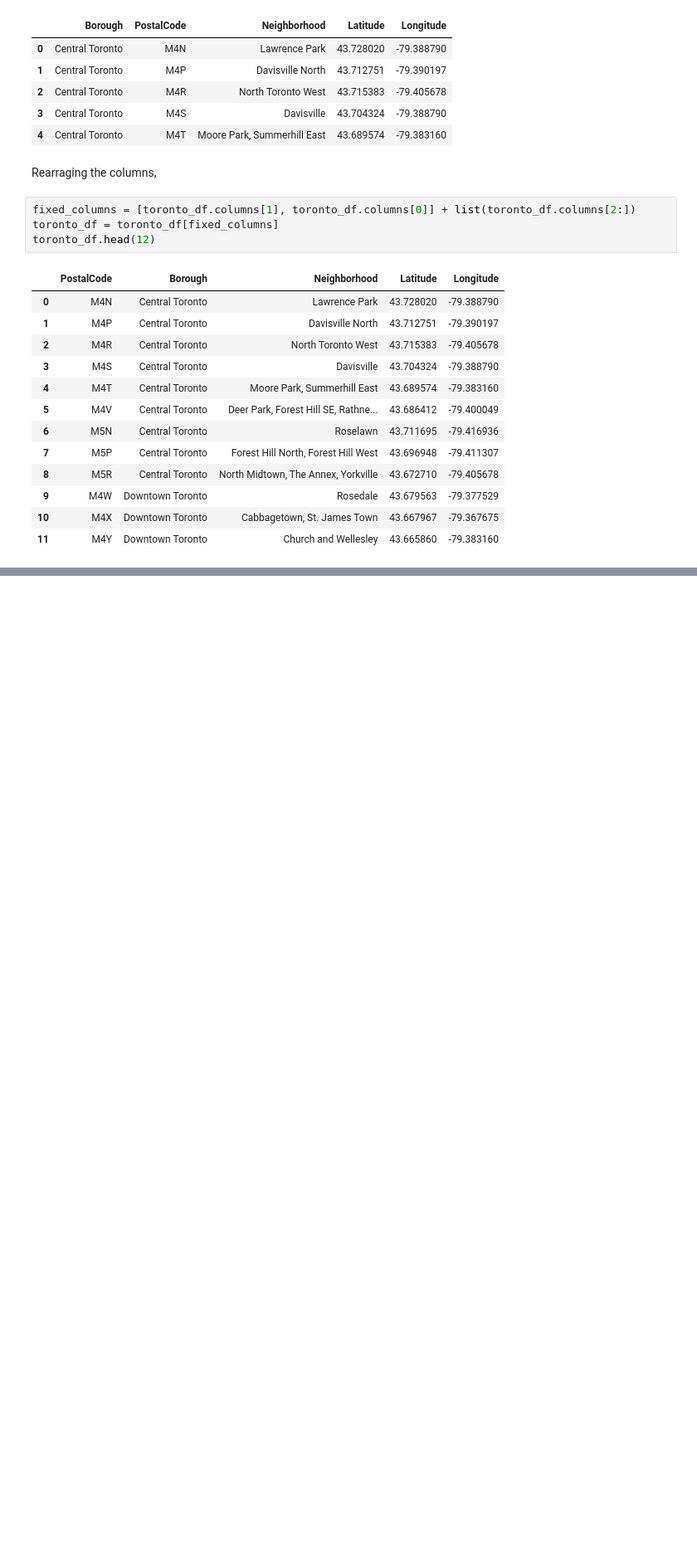
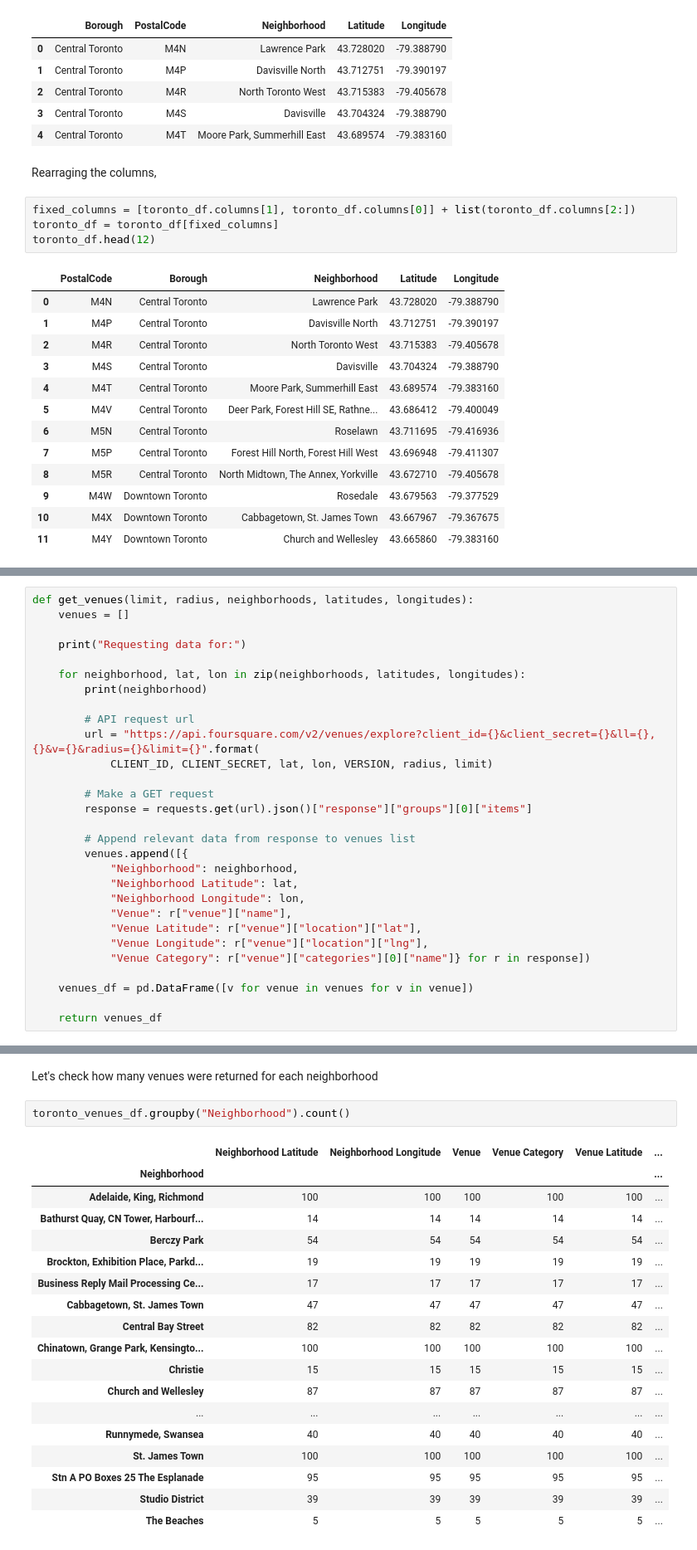
Before and after one commit to perlypin/Coursera_Capstone, a Jupyter notebook: Clustering Toronto Neighborhoods.ipynb, the cells around one changed output, grey strips where cells are left out. Shown: that part at 83% size. Drawn from its saved outputs; the diff is of its cells as text; blank space fills up the shorter version.

```diff
--- a/Clustering Toronto Neighborhoods.ipynb
+++ b/Clustering Toronto Neighborhoods.ipynb
@@ -274,0 +415,29 @@ toronto_df.head(12)
+# %%
+def get_venues(limit, radius, neighborhoods, latitudes, longitudes):
+    venues = []
+
+    print("Requesting data for:")
+
+    for neighborhood, lat, lon in zip(neighborhoods, latitudes, longitudes):
+        print(neighborhood)
+
+        # API request url
+        url = "https://api.foursquare.com/v2/venues/explore?client_id={}&client_secret={}&ll={},{}&v={}&radius={}&limit={}".format(
+            CLIENT_ID, CLIENT_SECRET, lat, lon, VERSION, radius, limit)
+
+        # Make a GET request
+        response = requests.get(url).json()["response"]["groups"][0]["items"]
+
+        # Append relevant data from response to venues list
+        venues.append([{
+            "Neighborhood": neighborhood,
+            "Neighborhood Latitude": lat,
+            "Neighborhood Longitude": lon,
+            "Venue": r["venue"]["name"],
+            "Venue Latitude": r["venue"]["location"]["lat"],
+            "Venue Longitude": r["venue"]["location"]["lng"],
+            "Venue Category": r["venue"]["categories"][0]["name"]} for r in response])
+
+    venues_df = pd.DataFrame([v for venue in venues for v in venue])
+
+    return venues_df
@@ -274,0 +475,23 @@ toronto_df.head(12)
+# %% [markdown]
+Let's check how many venues were returned for each neighborhood
+# %%
+toronto_venues_df.groupby("Neighborhood").count()
+# %% [output]
+|  | Neighborhood Latitude | Neighborhood Longitude | Venue | Venue Category | Venue Latitude | ... |
+| Neighborhood |  |  |  |  |  | ... |
+| Adelaide, King, Richmond | 100 | 100 | 100 | 100 | 100 | ... |
+| Bathurst Quay, CN Tower, Harbourf... | 14 | 14 | 14 | 14 | 14 | ... |
+| Berczy Park | 54 | 54 | 54 | 54 | 54 | ... |
+| Brockton, Exhibition Place, Parkd... | 19 | 19 | 19 | 19 | 19 | ... |
+| Business Reply Mail Processing Ce... | 17 | 17 | 17 | 17 | 17 | ... |
+| Cabbagetown, St. James Town | 47 | 47 | 47 | 47 | 47 | ... |
+| Central Bay Street | 82 | 82 | 82 | 82 | 82 | ... |
+| Chinatown, Grange Park, Kensingto... | 100 | 100 | 100 | 100 | 100 | ... |
+| Christie | 15 | 15 | 15 | 15 | 15 | ... |
+| Church and Wellesley | 87 | 87 | 87 | 87 | 87 | ... |
+| ... | ... | ... | ... | ... | ... | ... |
+| Runnymede, Swansea | 40 | 40 | 40 | 40 | 40 | ... |
+| St. James Town | 100 | 100 | 100 | 100 | 100 | ... |
+| Stn A PO Boxes 25 The Esplanade | 95 | 95 | 95 | 95 | 95 | ... |
+| Studio District | 39 | 39 | 39 | 39 | 39 | ... |
+| The Beaches | 5 | 5 | 5 | 5 | 5 | ... |
```
Also changed, not shown: parts of 51 cells of this notebook.
